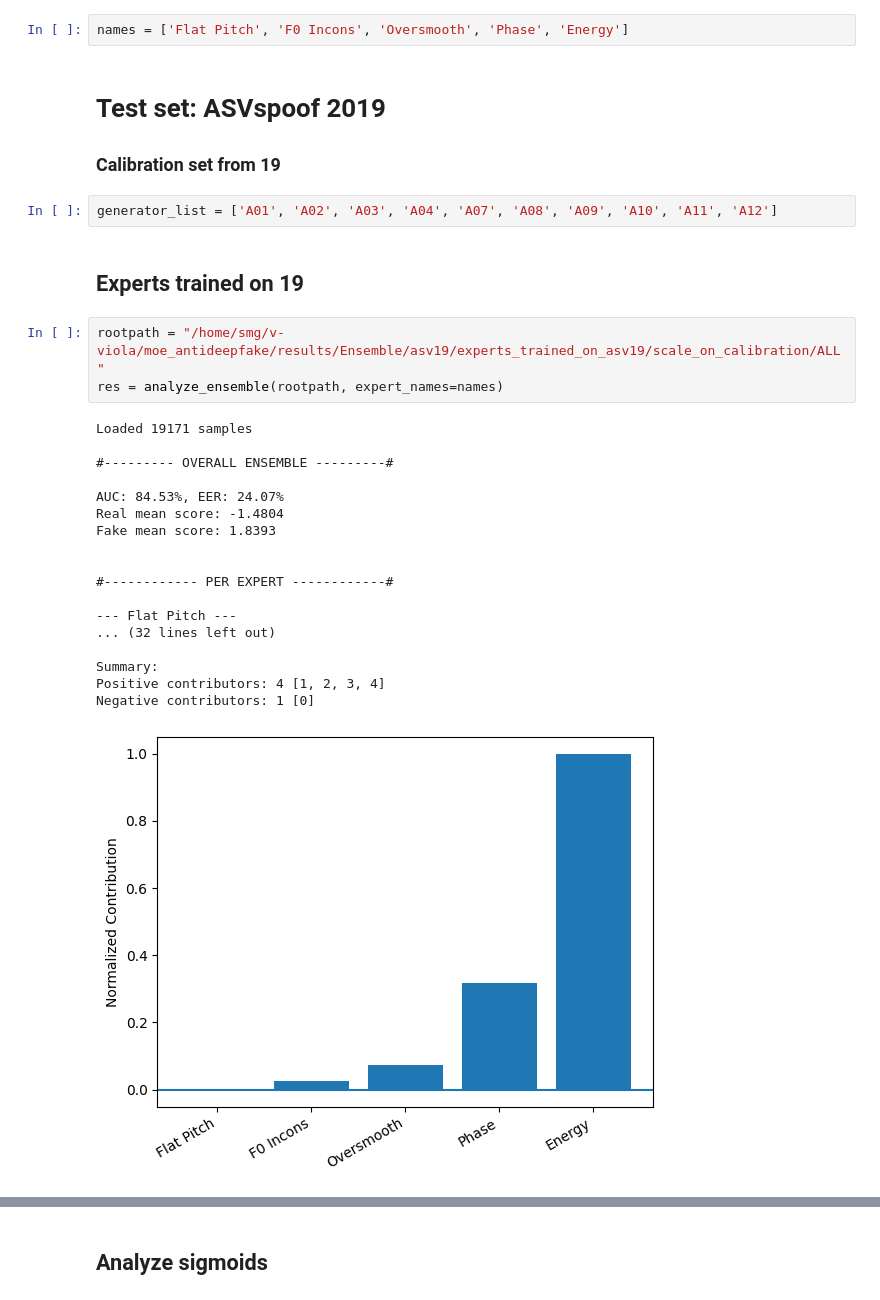
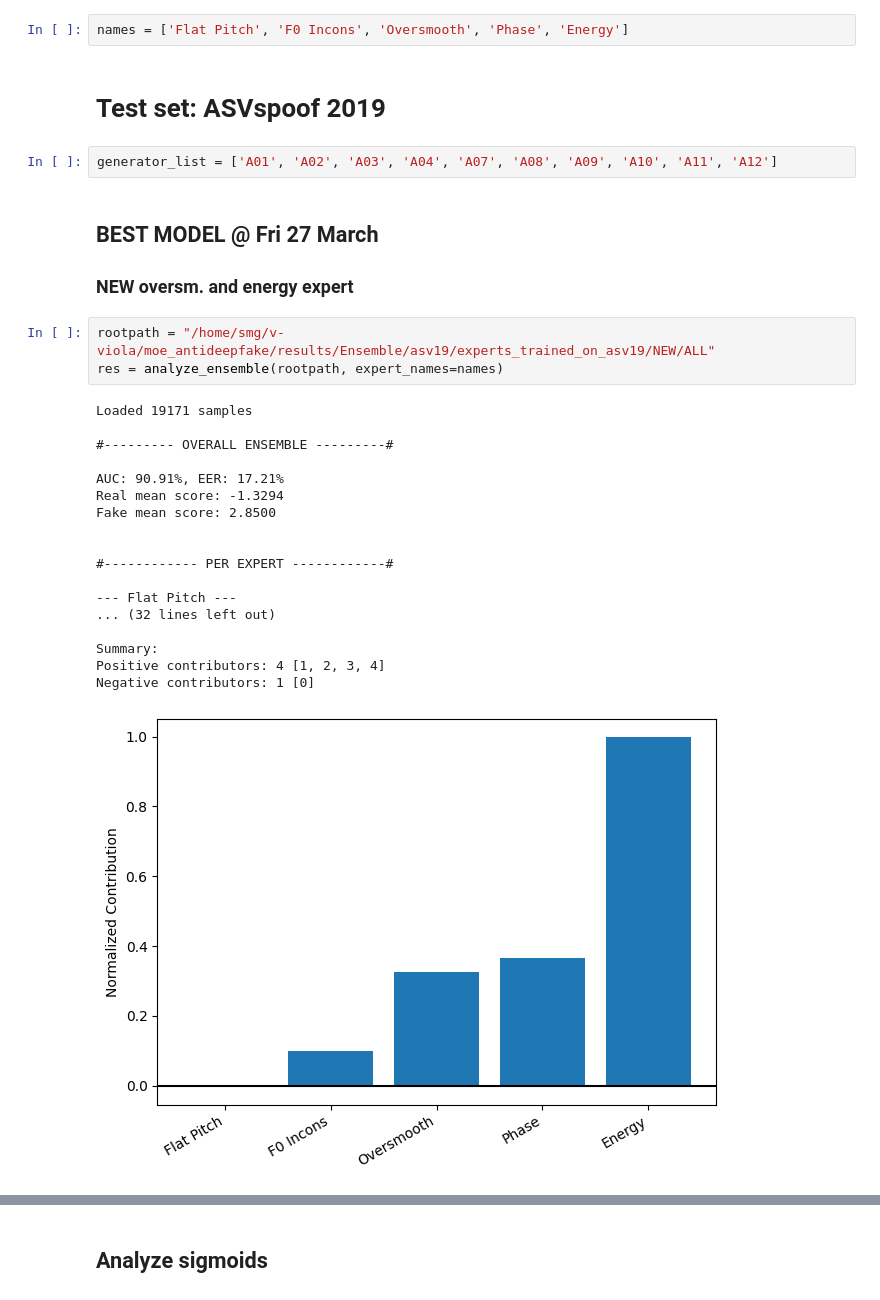
Before and after one commit to nii-yamagishilab/MoE-AntiDeepfake, a Jupyter notebook: notebooks/4a_interpret_ensemble.ipynb, the cells around one changed output, grey strips where cells are left out. Drawn from its saved outputs; the diff is of its cells as text.

```diff
--- a/notebooks/4a_interpret_ensemble.ipynb
+++ b/notebooks/4a_interpret_ensemble.ipynb
@@ -177,31 +177,31 @@ def plot_platt_all_attacks(root_base, attacks, expert_names):
 names = ['Flat Pitch', 'F0 Incons', 'Oversmooth', 'Phase', 'Energy']
 # %% [markdown]
 # Test set: ASVspoof 2019
-### Calibration set from 19
 # %%
 generator_list = ['A01', 'A02', 'A03', 'A04', 'A07', 'A08', 'A09', 'A10', 'A11', 'A12']
-# %% [markdown]
-## Experts trained on 19
+# %% [markdown]
+## BEST MODEL @ Fri 27 March
+### NEW oversm. and energy expert
 # %%
-rootpath = "/home/smg/v-viola/moe_antideepfake/results/Ensemble/asv19/experts_trained_on_asv19/scale_on_calibration/ALL"
+rootpath = "/home/smg/v-viola/moe_antideepfake/results/Ensemble/asv19/experts_trained_on_asv19/NEW/ALL"
 res = analyze_ensemble(rootpath, expert_names=names)
 # %% [output]
 Loaded 19171 samples
 
 #--------- OVERALL ENSEMBLE ---------#
 
-AUC: 84.53%, EER: 24.07%
-Real mean score: -1.4804
-Fake mean score: 1.8393
+AUC: 90.91%, EER: 17.21%
+Real mean score: -1.3294
+Fake mean score: 2.8500
 
 
 #------------ PER EXPERT ------------#
 
 --- Flat Pitch ---
 ... (32 lines left out)
 
 Summary:
 Positive contributors: 4 [1, 2, 3, 4]
 Negative contributors: 1 [0]
-[figure, old version]
+[figure, new version]
 # %% [markdown]
```
Also changed, not shown: parts of 25 cells of this notebook, 17 other files.
